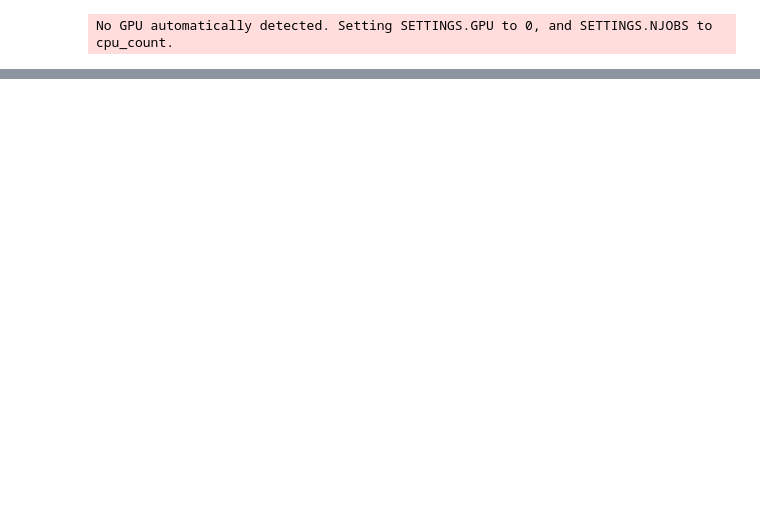
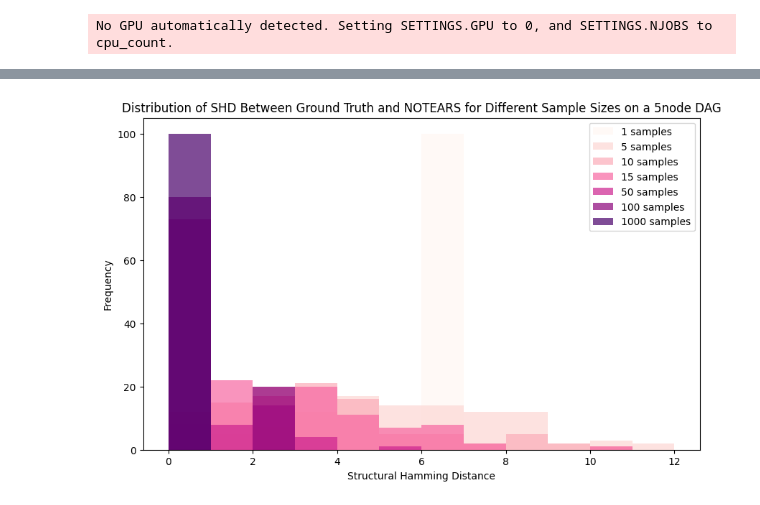
Before and after one commit to wigglypint/thesis, a Jupyter notebook: TEST CODE/notears-test.ipynb, the cells around one changed output, grey strips where cells are left out. Drawn from its saved outputs; the diff is of its cells as text; code cells hidden in the pictures; blank space fills up the shorter version.

Commit message:
SHD sample experiments

```diff
--- a/TEST CODE/notears-test.ipynb
+++ b/TEST CODE/notears-test.ipynb
@@ -86,0 +90,51 @@ Structural Hamming Distance (SHD) of: 0
+# %%
+# Run experiments with 10, 50, 100, 1000 samples and plot SHD
+samplesize_experiment_labels = [1, 5, 10, 15, 50, 100, 1000]
+n_reps = 100
+samplesize_experiment_results = {}
+ground_truth = np.array([[0, 0, 1, 0, 0],
+                         [1, 0, 1, 1, 0],
+                         [0 , 0, 0, 0, 1],
+                         [0, 0, 0, 0, 1],
+                         [0, 0, 0, 0, 0]])
+d = len(ground_truth)
+
+# Gradient colors from red to pink (manually interpolate or use colormaps)
+from matplotlib.colors import to_hex
+cmap = plt.get_cmap('RdPu')
+colors = [to_hex(cmap(float(i) / (len(samplesize_experiment_labels) - 1))) for i in range(len(samplesize_experiment_labels))]
+
+samplesize_experiment_results = {}
+
+for idx, n_samples in enumerate(samplesize_experiment_labels):
+    shd_results = []
+    for rep in range(n_reps):
+        X = simulate_linear_sem(ground_truth, n_samples, noise_scale=1.0)
+
+        # Run NOTEARS
+        G_est = notears_linear(X, lambda1=0.1, loss_type='l2')
+        G_adj_est = (np.abs(G_est) > 1e-3).astype(int)
+
+        G_graph = nx.DiGraph(ground_truth)
+        G_est_graph = nx.DiGraph(G_adj_est)
+
+        shd = cdt.metrics.SHD(G_graph, G_est_graph)
+        shd_results.append(shd)
+    samplesize_experiment_results[str(n_samples)] = shd_results
+
+# Plot the histogram with gradient colors
+plt.figure(figsize=(10, 6))
+bins = np.arange(0, 13)  # Adjust bin range for your SHD values if needed
+for idx, n_samples in enumerate(samplesize_experiment_labels):
+    plt.hist(samplesize_experiment_results[str(n_samples)],
+             bins=bins,
+             alpha=0.7,
+             color=colors[idx],
+             label=f'{n_samples} samples')
+plt.xlabel('Structural Hamming Distance')
+plt.ylabel('Frequency')
+plt.title('Distribution of SHD Between Ground Truth and NOTEARS for Different Sample Sizes on a ' + str(d) + ' node DAG')
+plt.legend()
+plt.show()
+# %% [output]
+[figure, added]
```
Also changed, not shown: parts of 3 cells of this notebook.
